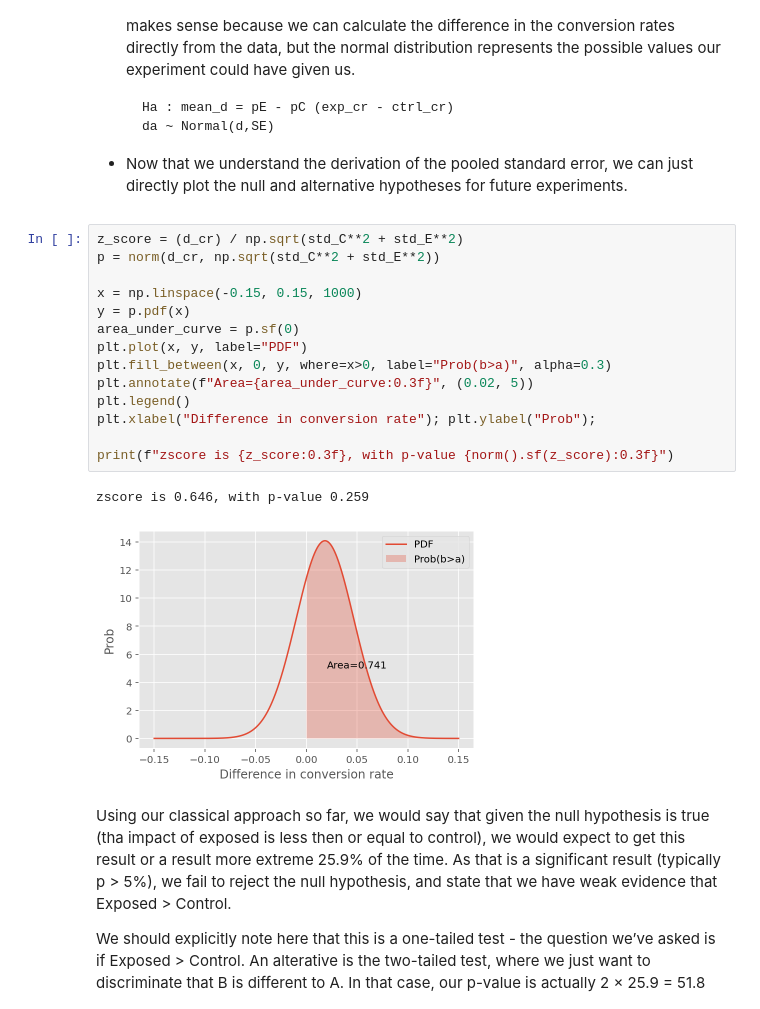
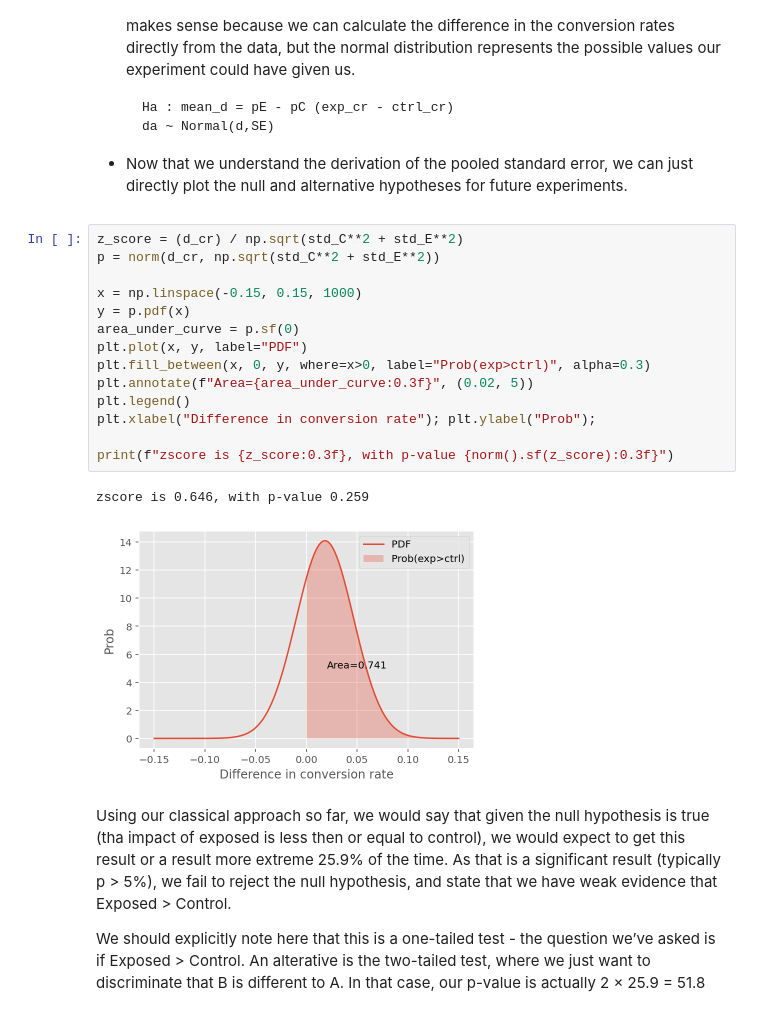
Before and after one commit to muluwork-shegaw/10Acad_week4, a Jupyter notebook: AB_Testing.ipynb, the cells around one changed output. Cells and saved outputs as stored; diff of their text form.

```diff
--- a/AB_Testing.ipynb
+++ b/AB_Testing.ipynb
@@ -231,20 +222,20 @@ the null hypothesis will be a normal distribution with a mean of zero and a stan
 # %%
 z_score = (d_cr) / np.sqrt(std_C**2 + std_E**2)
 p = norm(d_cr, np.sqrt(std_C**2 + std_E**2))
 
 x = np.linspace(-0.15, 0.15, 1000)
 y = p.pdf(x)
 area_under_curve = p.sf(0)
 plt.plot(x, y, label="PDF")
-plt.fill_between(x, 0, y, where=x>0, label="Prob(b>a)", alpha=0.3)
+plt.fill_between(x, 0, y, where=x>0, label="Prob(exp>ctrl)", alpha=0.3)
 plt.annotate(f"Area={area_under_curve:0.3f}", (0.02, 5))
 plt.legend()
 plt.xlabel("Difference in conversion rate"); plt.ylabel("Prob");
 
 print(f"zscore is {z_score:0.3f}, with p-value {norm().sf(z_score):0.3f}")
 # %% [output]
 zscore is 0.646, with p-value 0.259
-[figure, old version]
+[figure, new version]
 # %% [markdown]
 Using our classical approach so far, we would say that given the null hypothesis is true (tha impact of exposed is less then or equal to control), we would expect to get this result or a result more extreme 25.9% of the time. As that is a significant result (typically p > 5%), we fail to reject the null hypothesis, and state that we have weak evidence that Exposed  > Control.
 
```
Also changed, not shown: parts of 25 cells of this notebook.
